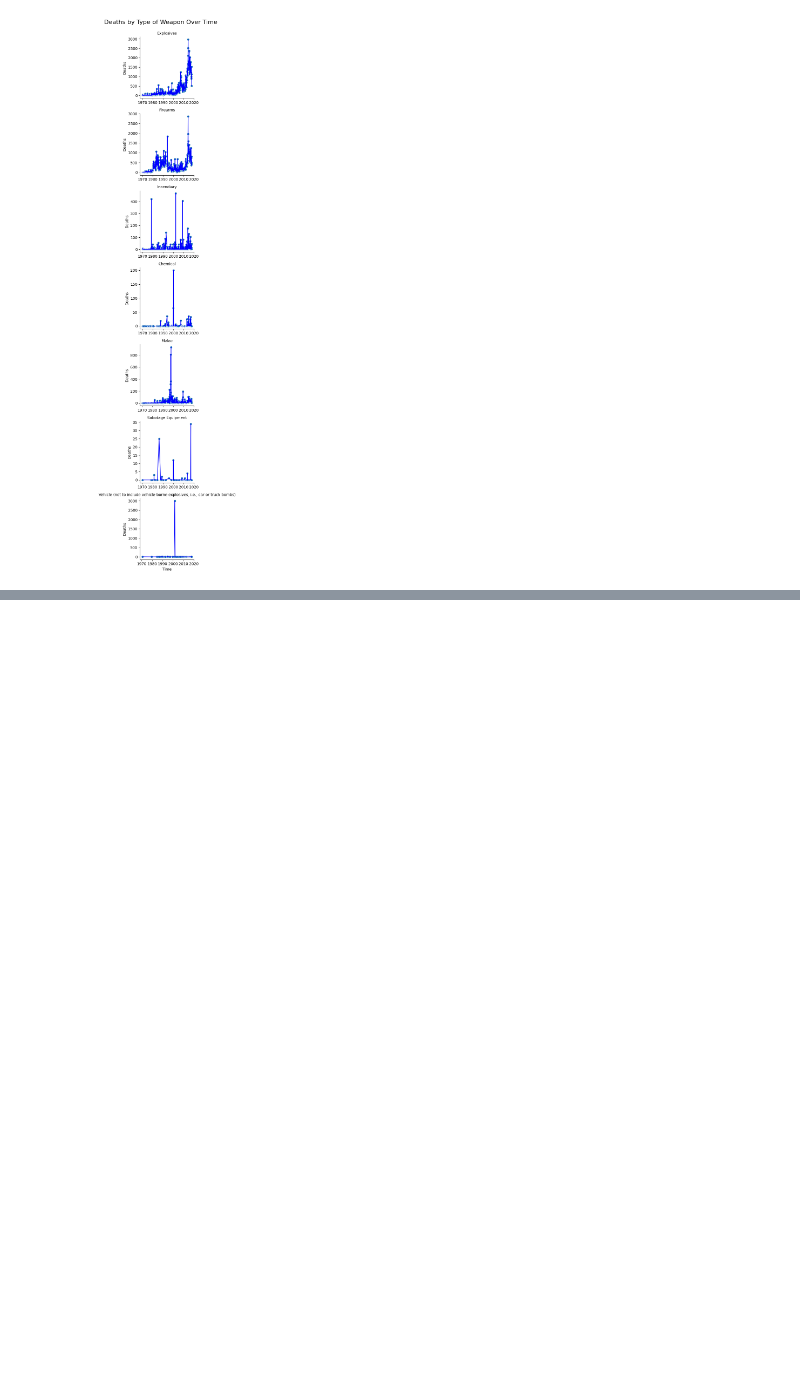
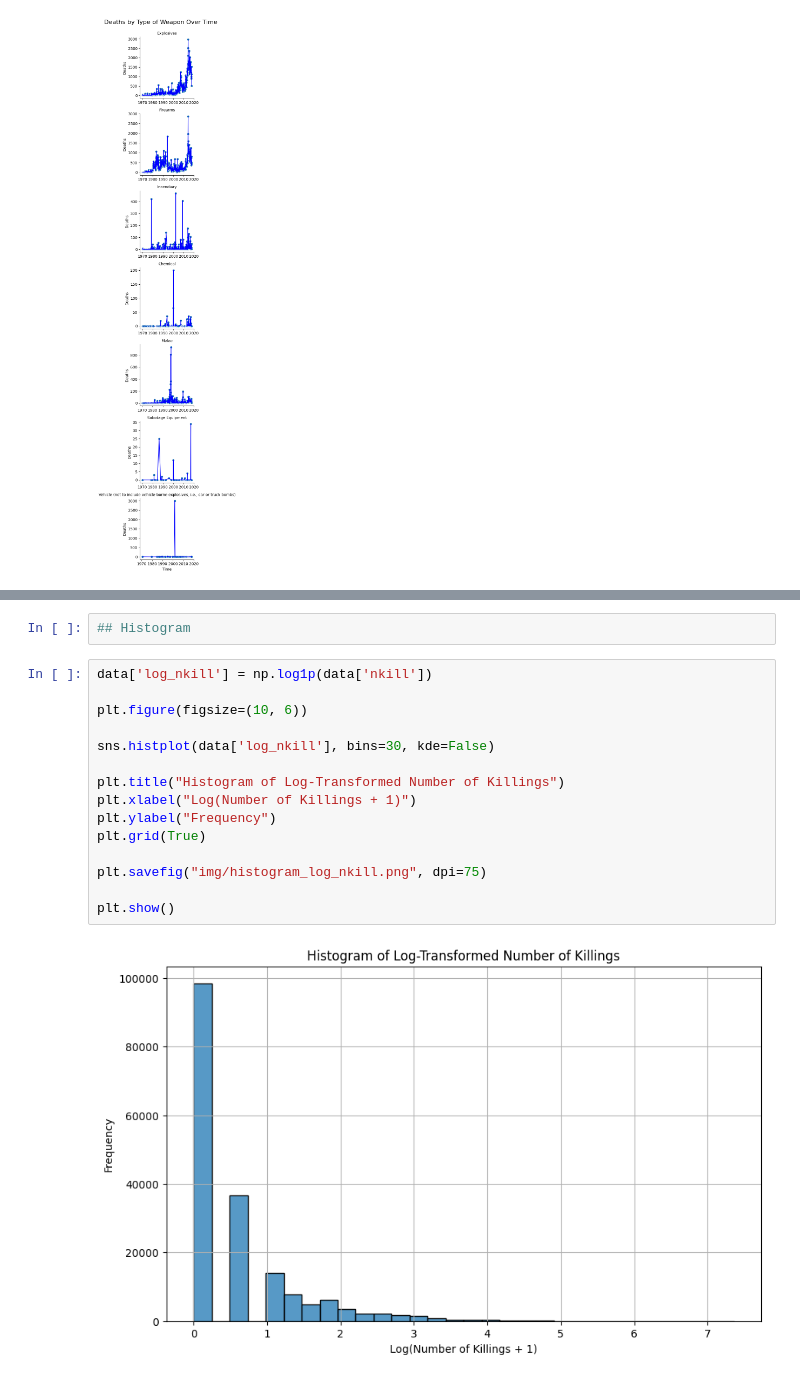
Before and after one commit to Asan1900/Data-Analytics, a Jupyter notebook: GlobalTerrorismDA/CTDA.ipynb, the cells around one changed output, grey strips where cells are left out. Saved outputs shown, nothing was run; the diff lists cells and outputs as text; blank space fills up the shorter version.

```diff
--- a/GlobalTerrorismDA/CTDA.ipynb
+++ b/GlobalTerrorismDA/CTDA.ipynb
@@ -660,0 +717,19 @@ plt.show()
+# %%
+## Histogram
+# %%
+data['log_nkill'] = np.log1p(data['nkill'])
+
+plt.figure(figsize=(10, 6))
+
+sns.histplot(data['log_nkill'], bins=30, kde=False)
+
+plt.title("Histogram of Log-Transformed Number of Killings")
+plt.xlabel("Log(Number of Killings + 1)")
+plt.ylabel("Frequency")
+plt.grid(True)
+
+plt.savefig("img/histogram_log_nkill.png", dpi=75)
+
+plt.show()
+# %% [output]
+[figure, added]
```
Also changed, not shown: parts of 11 cells of this notebook.
